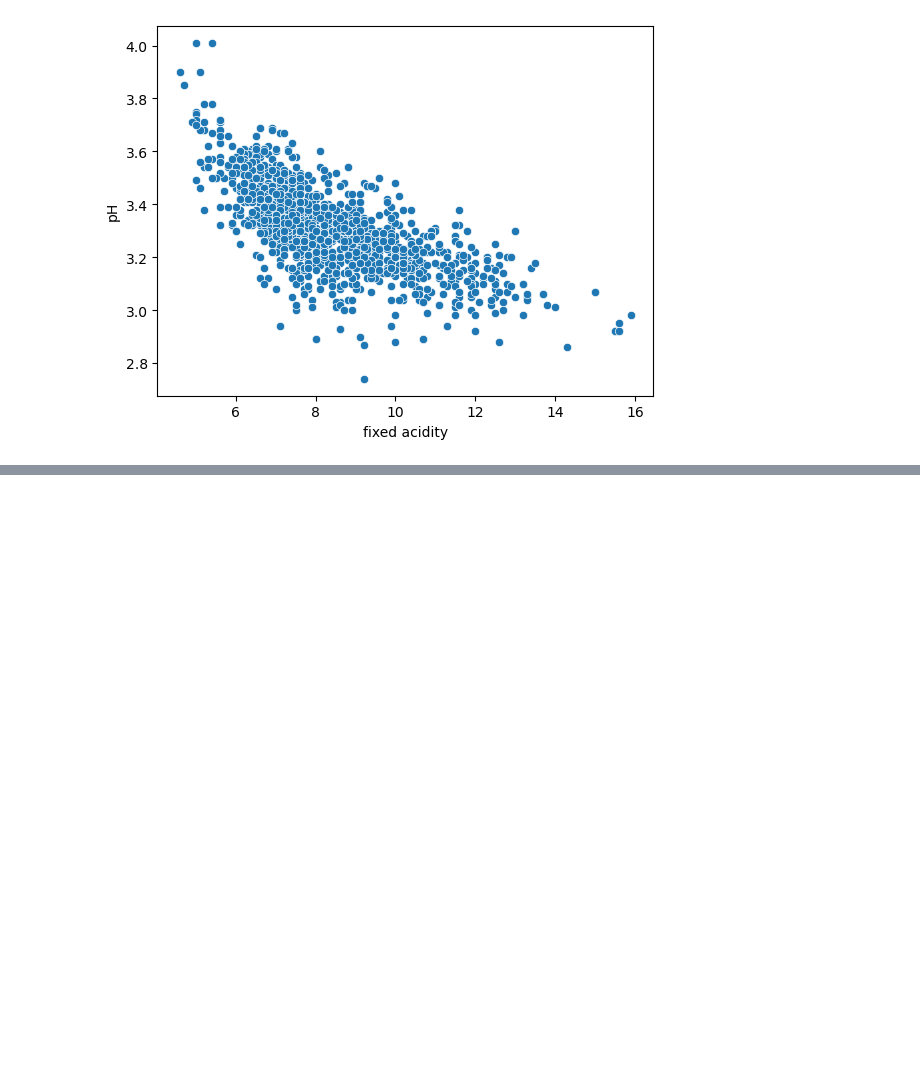
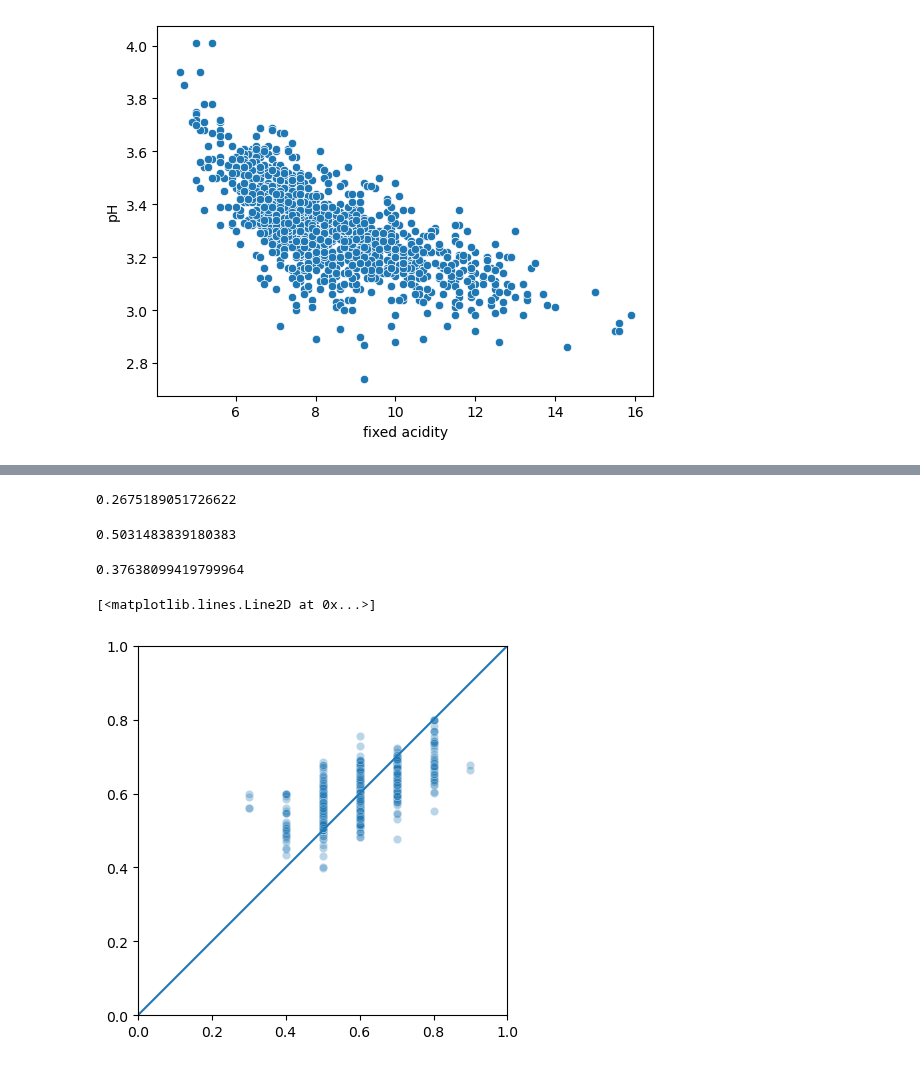
Before and after one commit to pbollhorn/bi-group5, a Jupyter notebook: mp2/mini_project_2.ipynb, the cells around one changed output, grey strips where cells are left out. Saved outputs shown, nothing was run; the diff lists cells and outputs as text; code cells hidden in the pictures; blank space fills up the shorter version.

```diff
--- a/mp2/mini_project_2.ipynb
+++ b/mp2/mini_project_2.ipynb
@@ -321,0 +328,4 @@ sb.scatterplot(x='fixed acidity', y='pH', data=red_wine)
+# %%
+white_wine['quality'] = white_wine['quality'] / 10
+white_wine.drop('type', axis=1, inplace=True)
+white_wine
@@ -321,0 +346,4 @@ sb.scatterplot(x='fixed acidity', y='pH', data=red_wine)
+# %%
+# Split the data into input (X) and output (y)
+X = white_wine.drop("quality", axis=1).values
+y = white_wine["quality"].values
@@ -321,0 +364,5 @@ sb.scatterplot(x='fixed acidity', y='pH', data=red_wine)
+# %%
+# Split the data into train and test sets
+# 80% of the dataset will be used for training and 20% will be used for testing
+from sklearn.model_selection import train_test_split
+X_train, X_test, y_train, y_test = train_test_split(X,y,test_size=0.2)
@@ -321,0 +410,38 @@ sb.scatterplot(x='fixed acidity', y='pH', data=red_wine)
+# %%
+from sklearn.tree import DecisionTreeRegressor
+from sklearn.ensemble import RandomForestRegressor, GradientBoostingRegressor
+
+dt = DecisionTreeRegressor(max_depth=3)
+rf = RandomForestRegressor(n_estimators=50)
+gb = GradientBoostingRegressor(n_estimators=50)
+
+# Fit with X_train, y_train
+dt.fit(X_train, y_train)
+rf.fit(X_train, y_train)
+gb.fit(X_train, y_train)
+
+# Predict with X_test
+y_pred_dt = dt.predict(X_test)
+y_pred_rf = rf.predict(X_test)
+y_pred_gb = gb.predict(X_test)
+# %%
+dt.score (X_test, y_test)
+# %% [output]
+0.2675189051726622
+# %%
+rf.score (X_test, y_test)
+# %% [output]
+0.5031483839180383
+# %%
+gb.score(X_test, y_test)
+# %% [output]
+0.37638099419799964
+# %%
+sb.scatterplot(x=y_test, y=y_pred_rf, alpha=0.3)
+plt.xlim(0, 1)
+plt.ylim(0, 1)
+plt.gca().set_aspect('equal', adjustable='box')
+plt.plot([0, 1], [0, 1])
+# %% [output]
+[<matplotlib.lines.Line2D at 0x...>]
+[figure, added]
```
Also changed, not shown: parts of 16 cells of this notebook.
